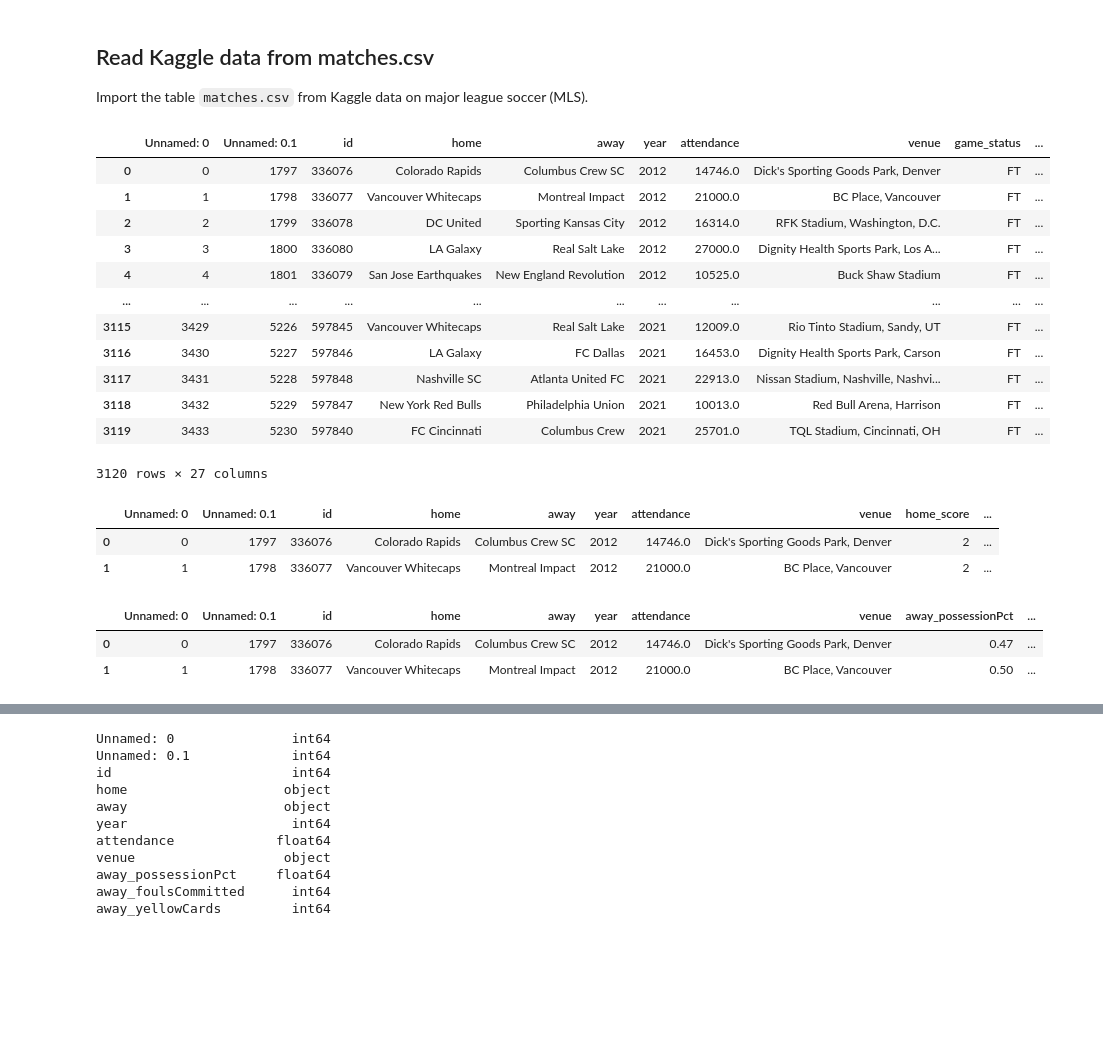
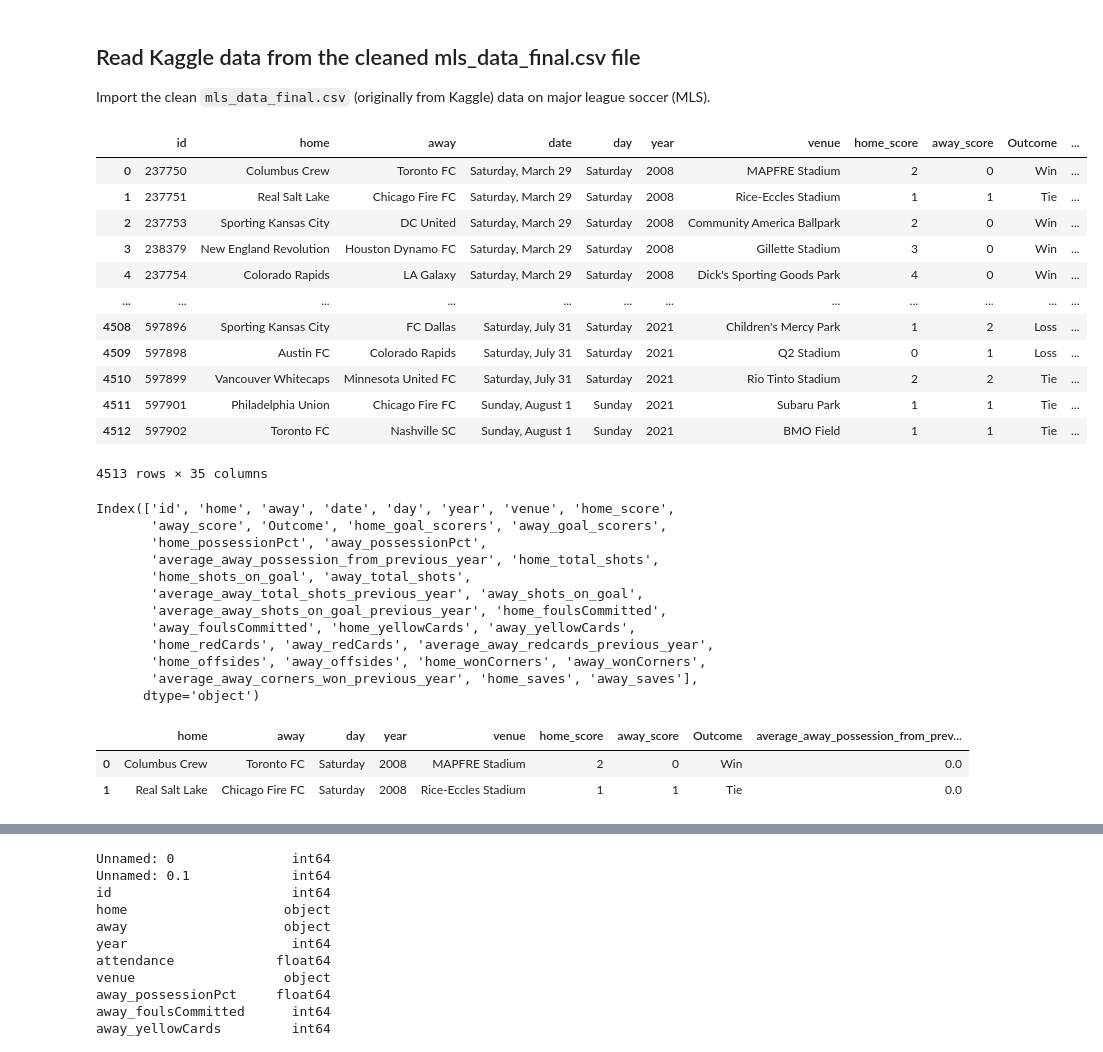
Before and after one commit to moonem/Win-Loss-Prediction-on-Major-League-Soccer, a Jupyter notebook: Segment_3/match_clean_NN.ipynb, the cells around one changed output, grey strips where cells are left out. Saved outputs shown, nothing was run; the diff lists cells and outputs as text; code cells hidden in the pictures; blank space fills up the shorter version.

```diff
--- a/Segment_3/match_clean_NN.ipynb
+++ b/Segment_3/match_clean_NN.ipynb
@@ -21,48 +21,66 @@ from datetime import time
 
 import re
 # %% [markdown]
-## Read Kaggle data from matches.csv
+## Read Kaggle data from the cleaned mls_data_final.csv file
 
-Import the table `matches.csv` from Kaggle data on major league soccer (MLS).
+Import the clean `mls_data_final.csv` (originally from Kaggle) data on major league soccer (MLS).
 # %%
 # Read .csv from FinalProject/Resources
-file_dir = "../Resources/Clean_csv/matches_cleaned.csv"
+file_dir = "mls_data_final.csv"
 
 # Create a pandas DataFrame
 game_df = pd.read_csv(file_dir, low_memory=False, skipinitialspace = True)
 
 # Show all columns
 pd.set_option("display.max_columns", None)
 
 game_df
 # %% [output]
-|  | Unnamed: 0 | Unnamed: 0.1 | id | home | away | year | attendance | venue | game_status | ... |
-| 0 | 0 | 1797 | 336076 | Colorado Rapids | Columbus Crew SC | 2012 | 14746.0 | Dick's Sporting Goods Park, Denver | FT | ... |
-| 1 | 1 | 1798 | 336077 | Vancouver Whitecaps | Montreal Impact | 2012 | 21000.0 | BC Place, Vancouver | FT | ... |
-| 2 | 2 | 1799 | 336078 | DC United | Sporting Kansas City | 2012 | 16314.0 | RFK Stadium, Washington, D.C. | FT | ... |
-| 3 | 3 | 1800 | 336080 | LA Galaxy | Real Salt Lake | 2012 | 27000.0 | Dignity Health Sports Park, Los A... | FT | ... |
-| 4 | 4 | 1801 | 336079 | San Jose Earthquakes | New England Revolution | 2012 | 10525.0 | Buck Shaw Stadium | FT | ... |
-| ... | ... | ... | ... | ... | ... | ... | ... | ... | ... | ... |
-| 3115 | 3429 | 5226 | 597845 | Vancouver Whitecaps | Real Salt Lake | 2021 | 12009.0 | Rio Tinto Stadium, Sandy, UT | FT | ... |
-| 3116 | 3430 | 5227 | 597846 | LA Galaxy | FC Dallas | 2021 | 16453.0 | Dignity Health Sports Park, Carson | FT | ... |
-| 3117 | 3431 | 5228 | 597848 | Nashville SC | Atlanta United FC | 2021 | 22913.0 | Nissan Stadium, Nashville, Nashvi... | FT | ... |
-| 3118 | 3432 | 5229 | 597847 | New York Red Bulls | Philadelphia Union | 2021 | 10013.0 | Red Bull Arena, Harrison | FT | ... |
-| 3119 | 3433 | 5230 | 597840 | FC Cincinnati | Columbus Crew | 2021 | 25701.0 | TQL Stadium, Cincinnati, OH | FT | ... |
+|  | id | home | away | date | day | year | venue | home_score | away_score | Outcome | ... |
+| 0 | 237750 | Columbus Crew | Toronto FC | Saturday, March 29 | Saturday | 2008 | MAPFRE Stadium | 2 | 0 | Win | ... |
+| 1 | 237751 | Real Salt Lake | Chicago Fire FC | Saturday, March 29 | Saturday | 2008 | Rice-Eccles Stadium | 1 | 1 | Tie | ... |
+| 2 | 237753 | Sporting Kansas City | DC United | Saturday, March 29 | Saturday | 2008 | Community America Ballpark | 2 | 0 | Win | ... |
+| 3 | 238379 | New England Revolution | Houston Dynamo FC | Saturday, March 29 | Saturday | 2008 | Gillette Stadium | 3 | 0 | Win | ... |
+| 4 | 237754 | Colorado Rapids | LA Galaxy | Saturday, March 29 | Saturday | 2008 | Dick's Sporting Goods Park | 4 | 0 | Win | ... |
+| ... | ... | ... | ... | ... | ... | ... | ... | ... | ... | ... | ... |
+| 4508 | 597896 | Sporting Kansas City | FC Dallas | Saturday, July 31 | Saturday | 2021 | Children's Mercy Park | 1 | 2 | Loss | ... |
+| 4509 | 597898 | Austin FC | Colorado Rapids | Saturday, July 31 | Saturday | 2021 | Q2 Stadium | 0 | 1 | Loss | ... |
+| 4510 | 597899 | Vancouver Whitecaps | Minnesota United FC | Saturday, July 31 | Saturday | 2021 | Rio Tinto Stadium | 2 | 2 | Tie | ... |
+| 4511 | 597901 | Philadelphia Union | Chicago Fire FC | Sunday, August 1 | Sunday | 2021 | Subaru Park | 1 | 1 | Tie | ... |
+| 4512 | 597902 | Toronto FC | Nashville SC | Sunday, August 1 | Sunday | 2021 | BMO Field | 1 | 1 | Tie | ... |
-3120 rows × 27 columns
+4513 rows × 35 columns
-# %%
-game_df = game_df.drop(["game_status", "shootout"], axis='columns')
-game_df.head(2)
-# %% [output]
-|  | Unnamed: 0 | Unnamed: 0.1 | id | home | away | year | attendance | venue | home_score | ... |
-| 0 | 0 | 1797 | 336076 | Colorado Rapids | Columbus Crew SC | 2012 | 14746.0 | Dick's Sporting Goods Park, Denver | 2 | ... |
-| 1 | 1 | 1798 | 336077 | Vancouver Whitecaps | Montreal Impact | 2012 | 21000.0 | BC Place, Vancouver | 2 | ... |
-# %%
-game_df = game_df.drop(["home_possessionPct", "home_score", "away_score", "home_foulsCommitted", "home_yellowCards", "home_redCards", "home_offsides", "home_wonCorners", "home_saves"], axis='columns')
-game_df.head(2)
-# %% [output]
-|  | Unnamed: 0 | Unnamed: 0.1 | id | home | away | year | attendance | venue | away_possessionPct | ... |
-| 0 | 0 | 1797 | 336076 | Colorado Rapids | Columbus Crew SC | 2012 | 14746.0 | Dick's Sporting Goods Park, Denver | 0.47 | ... |
-| 1 | 1 | 1798 | 336077 | Vancouver Whitecaps | Montreal Impact | 2012 | 21000.0 | BC Place, Vancouver | 0.50 | ... |
+# %%
+# Get all the column names
+game_df.columns
+# %% [output]
+Index(['id', 'home', 'away', 'date', 'day', 'year', 'venue', 'home_score',
+       'away_score', 'Outcome', 'home_goal_scorers', 'away_goal_scorers',
+       'home_possessionPct', 'away_possessionPct',
+       'average_away_possession_from_previous_year', 'home_total_shots',
+       'home_shots_on_goal', 'away_total_shots',
+       'average_away_total_shots_previous_year', 'away_shots_on_goal',
+       'average_away_shots_on_goal_previous_year', 'home_foulsCommitted',
+       'away_foulsCommitted', 'home_yellowCards', 'away_yellowCards',
+       'home_redCards', 'away_redCards', 'average_away_redcards_previous_year',
+       'home_offsides', 'away_offsides', 'home_wonCorners', 'away_wonCorners',
+       'average_away_corners_won_previous_year', 'home_saves', 'away_saves'],
+      dtype='object')
+# %%
+# Drop columns with data those are not easily known before a game starts.
+game_df = game_df.drop(['id', 'date', 'home_goal_scorers', 'away_goal_scorers',
+       'home_possessionPct', 'away_possessionPct',
+       'home_total_shots', 'home_shots_on_goal', 'away_total_shots',
+       'average_away_total_shots_previous_year', 'away_shots_on_goal',
+       'average_away_shots_on_goal_previous_year', 'home_foulsCommitted',
+       'away_foulsCommitted', 'home_yellowCards', 'away_yellowCards',
+       'home_redCards', 'away_redCards', 'average_away_redcards_previous_year',
+       'home_offsides', 'away_offsides', 'home_wonCorners', 'away_wonCorners',
+       'average_away_corners_won_previous_year', 'home_saves', 'away_saves'], axis='columns')
+game_df.head(2)
+# %% [output]
+|  | home | away | day | year | venue | home_score | away_score | Outcome | average_away_possession_from_prev... |
+| 0 | Columbus Crew | Toronto FC | Saturday | 2008 | MAPFRE Stadium | 2 | 0 | Win | 0.0 |
+| 1 | Real Salt Lake | Chicago Fire FC | Saturday | 2008 | Rice-Eccles Stadium | 1 | 1 | Tie | 0.0 |
 # %%
 game_df.columns
 # %% [output]
```
Also changed, not shown: parts of 2 cells of this notebook, 51 other files.
